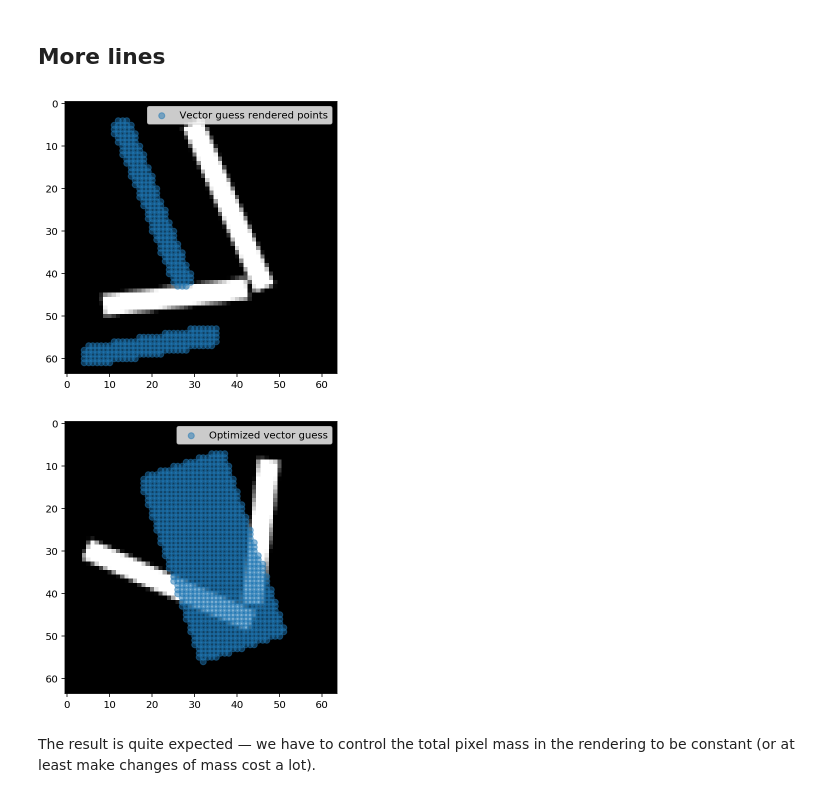
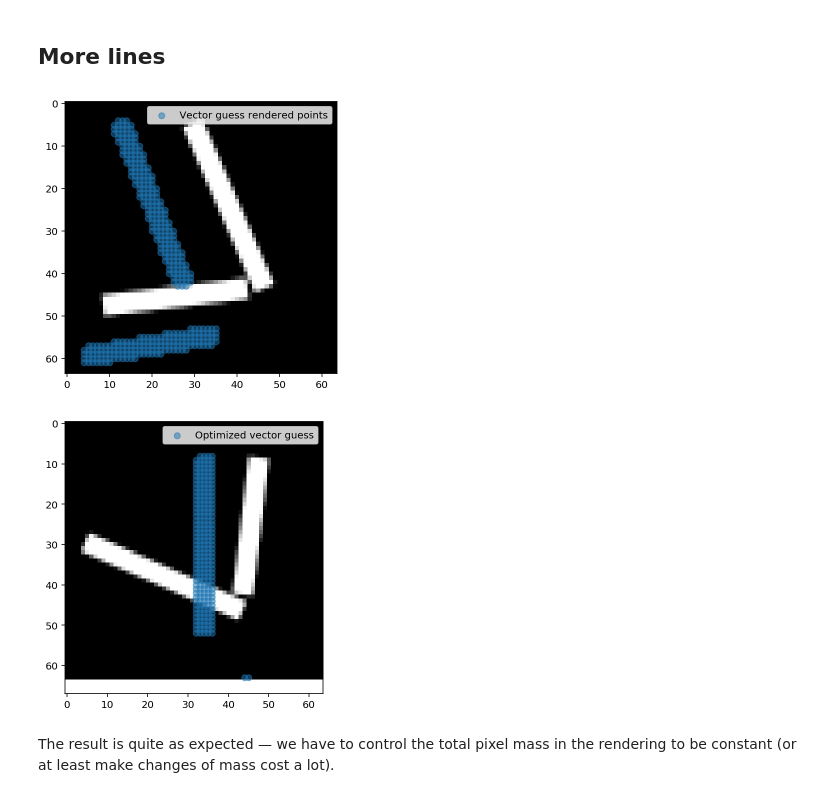
Before and after one commit to apnkv/optimization_vectorization, a Jupyter notebook: differentiable.ipynb, the cells around one changed output. Cells and saved outputs as stored; diff of their text form; code cells hidden in the pictures.

Commit message:
Losses for width/length, scheduler

```diff
--- a/differentiable.ipynb
+++ b/differentiable.ipynb
@@ -53,17 +53,23 @@ DEFAULT_LOSS = SamplesLoss("sinkhorn", p=2, blur=.01)
 DEFAULT_RENDERER = Renderer((64, 64), linecaps='butt', dtype=torch.float32)
 
 def optimize_line_batch(line_batch, raster_coords, raster_masses, n_iters=50,
-                        lr=0.2, loss=DEFAULT_LOSS, renderer=DEFAULT_RENDERER, verbose=True):
+                        optimize_width=True, lr=0.2, loss=DEFAULT_LOSS, coord_only_steps=None,
+                        renderer=DEFAULT_RENDERER, tqdm=False, graph=False, length_loss=0., width_loss=0.):
 
     vector_coords = torch.from_numpy(np.mgrid[0:64, 0:64].reshape(2, -1).T.astype(np.float32))
 
     iter_range = range(n_iters)
-    if verbose:
+    if tqdm:
         iter_range = tqdm(iter_range)
 
     line_batch.requires_grad_()
 
-    for _ in iter_range:
+    initial_length = torch.sqrt((line_batch[:, :, 0] - line_batch[:, :, 2]) ** 2
+                                     + (line_batch[:, :, 1] - line_batch[:, :, 3]) ** 2).detach()
+
+    initial_width = line_batch[:, :, 4].detach()
+
+    for step in iter_range:
 
         vector_masses = renderer.render(line_batch)[0]
         vector_masses = (vector_masses / vector_masses.sum()).flatten()
@@ -72,10 +78,31 @@ def optimize_line_batch(line_batch, raster_coords, raster_masses, n_iters=50,
             line_batch.grad.data.zero_()
 
         sample_loss = loss(vector_masses, vector_coords, raster_masses, raster_coords)
+        if length_loss > 0.:
+            sample_loss += length_loss * torch.mean(initial_length - torch.sqrt((line_batch[:, :, 0] - line_batch[:, :, 2]) ** 2
+                                                    + (line_batch[:, :, 1] - line_batch[:, :, 3]) ** 2))
+
+        if width_loss > 0.:
+            sample_loss += width_loss * torch.mean((line_batch[:, :, 4] - initial_width) ** 2)
+
         sample_loss.backward()
 
         g_line_batch = line_batch.grad.data
+        # g_line_batch[:, :, 5] = 0.
+        if not optimize_width:
+            g_line_batch[:, :, 4] = 0.
+
+        g_line_batch[:, :, 5] = 0.
+
+        if coord_only_steps is not None and step < coord_only_steps:
+            g_line_batch[:, :, 4] = 0.
+            g_line_batch[:, :, 5] = 0.
+
         line_batch.data -= lr * g_line_batch
+
+        if graph:
+            plt.close()
+            visualize(DEFAULT_RENDERER, image.T, line_batch, 'Optimized vector guess')
 
     return line_batch
 
@@ -136,22 +201,21 @@ visualize(DEFAULT_RENDERER, image.T, line_batch, 'Optimized vector guess')
 # %% [markdown]
 ## More lines
 # %%
-s = Synthetic(64, 64)
-# random seed 111, line_batch = np.array([[[45., 24., 43., 48., 5., 0.5]]]).astype(np.float32), lr 0.5
 np.random.seed(112)
 
 image, _ = s.get_image('.', line_count=2)
 image = 1 - np.array(image) / 255
 
 raster_coords, raster_masses = get_pixel_coords_and_density(image)
 
 line_batch = np.array([[[5., 13., 43., 28., 3., 0.5], [60., 5., 55., 35., 3., 0.5]]]).astype(np.float32)
 line_batch = torch.from_numpy(line_batch)
 
 visualize(DEFAULT_RENDERER, image, line_batch, 'Vector guess rendered points')
 
-line_batch = optimize_line_batch(line_batch, raster_coords, raster_masses, n_iters=70, lr=0.2)
+line_batch = optimize_line_batch(line_batch, raster_coords, raster_masses, n_iters=100, lr=0.2, optimize_width=True,
+                                 graph=False, coord_only_steps=70, length_loss=0.5)
 visualize(DEFAULT_RENDERER, image.T, line_batch, 'Optimized vector guess')
 # %% [output]
 [figure]
-[figure, old version]
+[figure, new version]
@@ -158,2 +253,2 @@ visualize(DEFAULT_RENDERER, image.T, line_batch, 'Optimized vector guess')
 # %% [markdown]
-The result is quite expected — we have to control the total pixel mass in the rendering to be constant (or at least make changes of mass cost a lot).
+The result is quite as expected — we have to control the total pixel mass in the rendering to be constant (or at least make changes of mass cost a lot).
```
Also changed, not shown: parts of 7 cells of this notebook, 1 other file.
